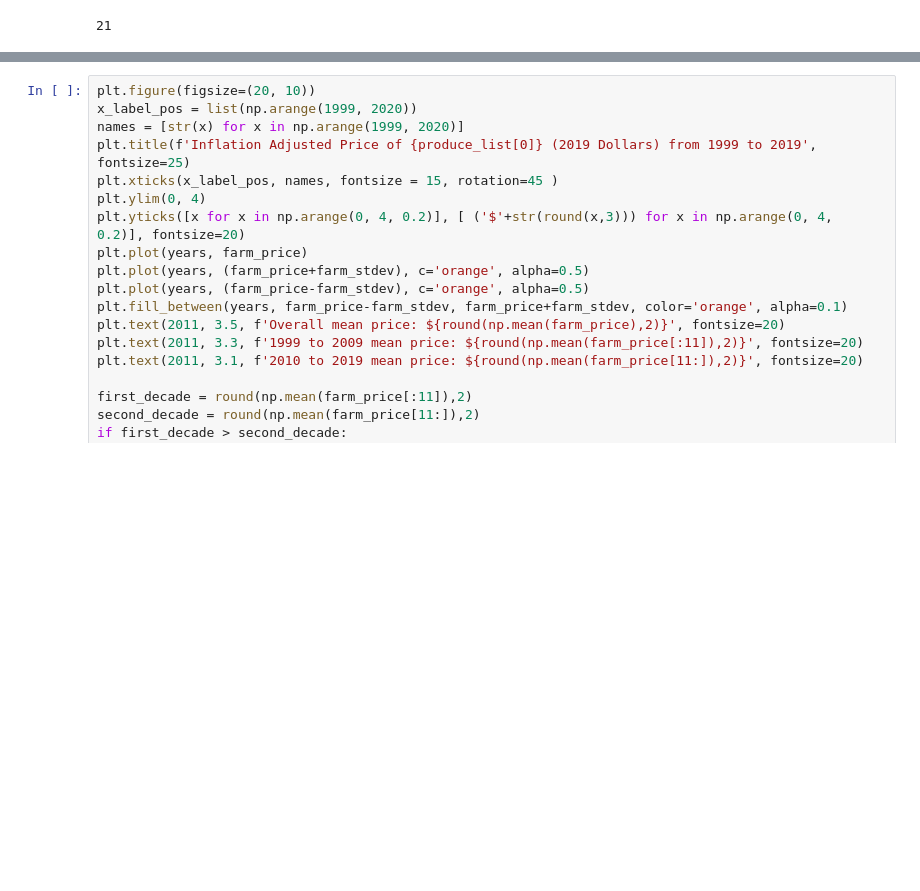
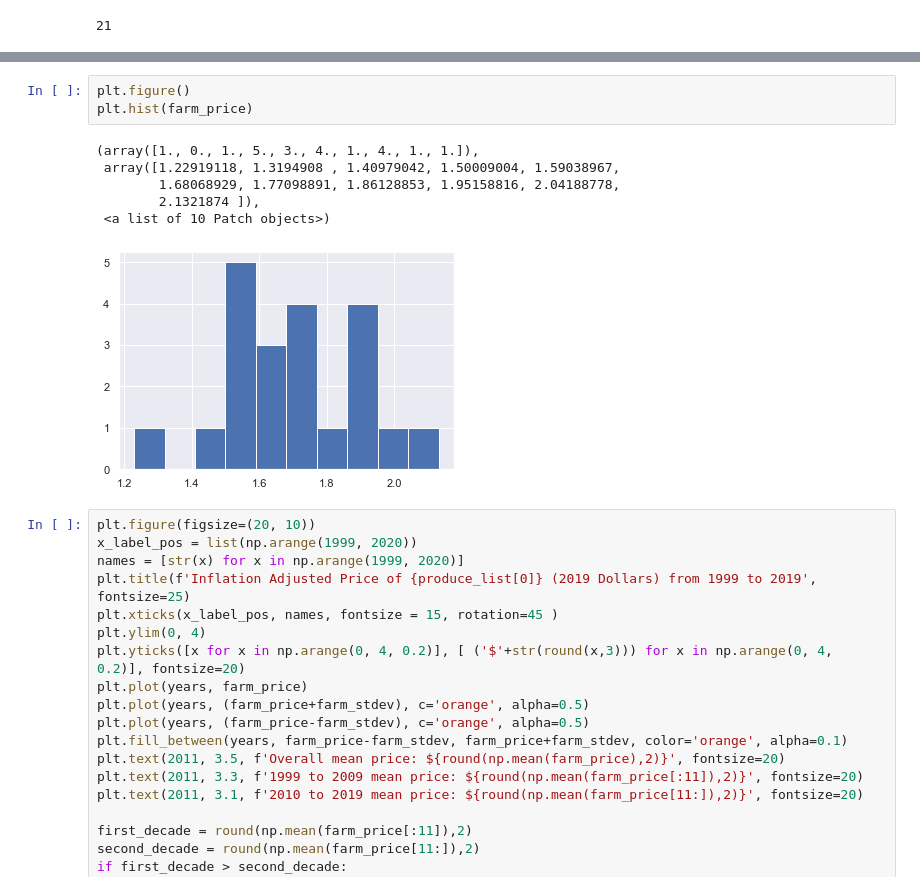
Before and after one commit to tim-christy/agriculture-price-analysis, a Jupyter notebook: notebooks/01_exploration/EDA.ipynb, the cells around one changed output, grey strips where cells are left out. Cells and saved outputs as stored; diff of their text form; blank space fills up the shorter version.

```diff
--- a/notebooks/01_exploration/EDA.ipynb
+++ b/notebooks/01_exploration/EDA.ipynb
@@ -248,3 +273,13 @@ len(farm_price)
+# %%
+plt.figure()
+plt.hist(farm_price)
+# %% [output]
+(array([1., 0., 1., 5., 3., 4., 1., 4., 1., 1.]),
+ array([1.22919118, 1.3194908 , 1.40979042, 1.50009004, 1.59038967,
+        1.68068929, 1.77098891, 1.86128853, 1.95158816, 2.04188778,
+        2.1321874 ]),
+ <a list of 10 Patch objects>)
+[figure, added]
 # %%
 plt.figure(figsize=(20, 10))
 x_label_pos = list(np.arange(1999, 2020))
```
Also changed, not shown: parts of 8 cells of this notebook.
